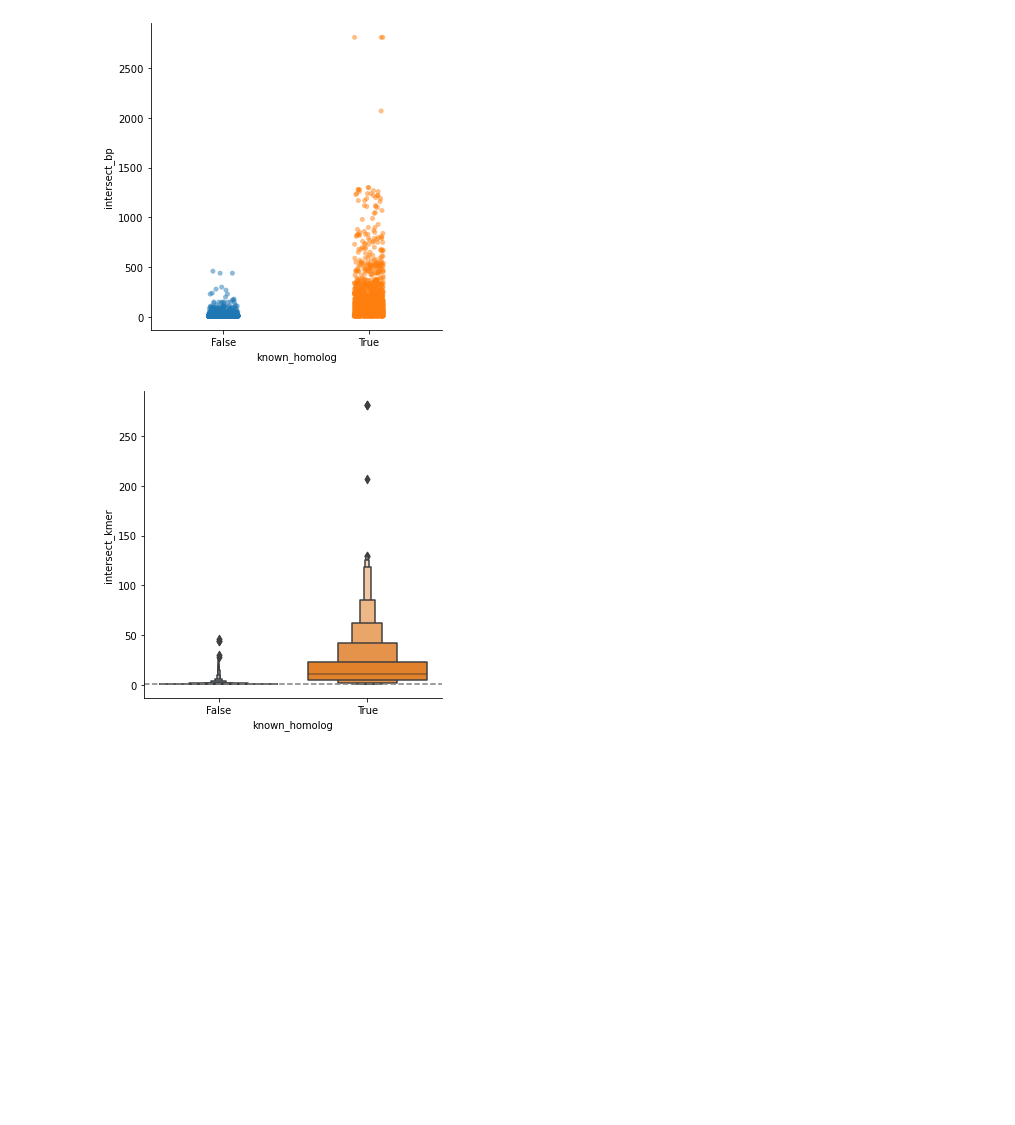
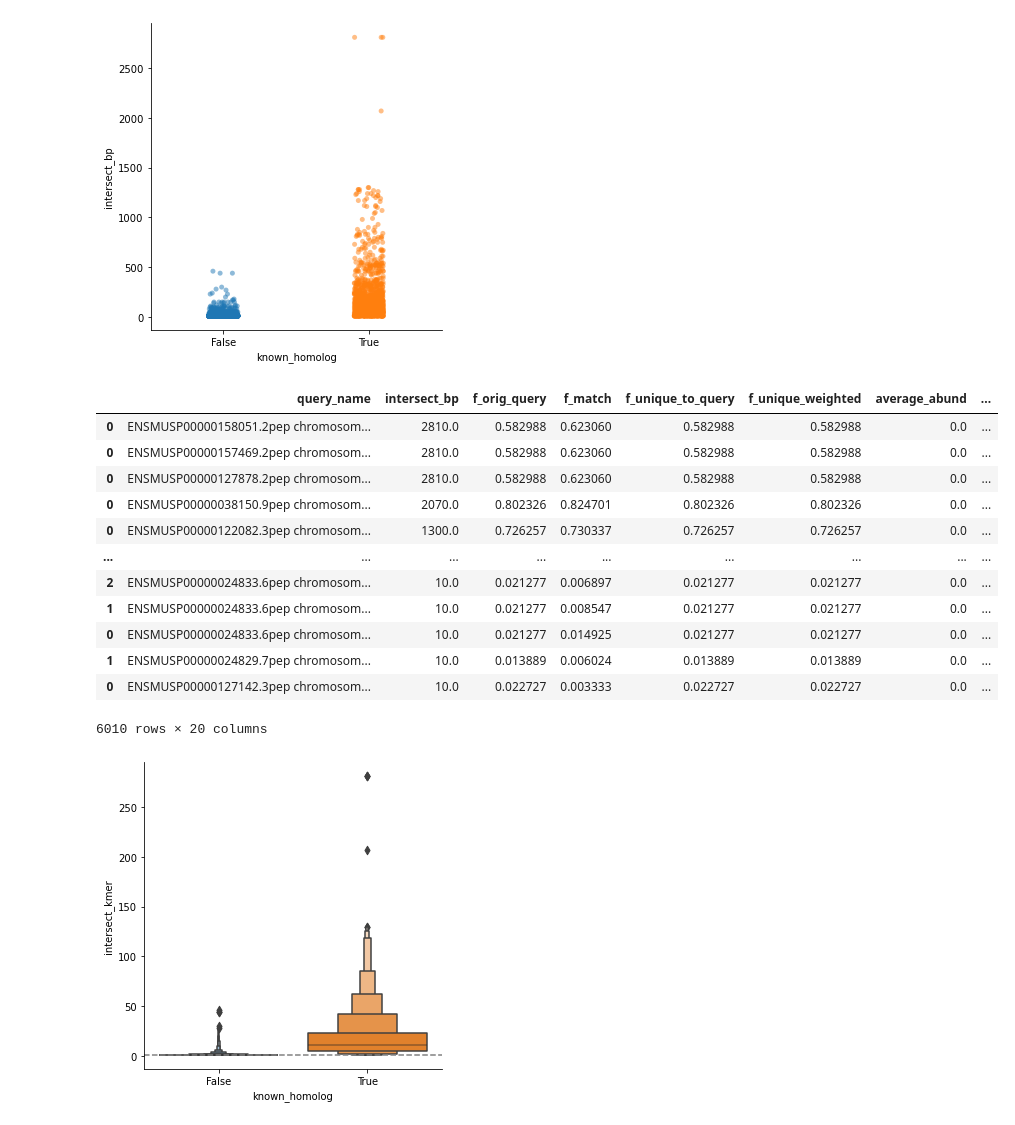
Before and after one commit to olgabot/botryllus-mhc, a Jupyter notebook: notebooks/003_human_mouse_hp_kmers.ipynb, the cells around one changed output. Drawn from its saved outputs; the diff is of its cells as text; code cells hidden in the pictures; blank space fills up the shorter version.

Commit message:
Add sanity check of human and mouse

```diff
--- a/notebooks/003_human_mouse_hp_kmers.ipynb
+++ b/notebooks/003_human_mouse_hp_kmers.ipynb
@@ -281,6 +323,22 @@ sns.catplot(data=mouse_gather_results, x='known_homolog', y='intersect_bp', alph
 # %% [output]
 <seaborn.axisgrid.FacetGrid at 0x...>
 [figure]
+# %%
+mouse_gather_results.sort_values('intersect_bp', ascending=False)
+# %% [output]
+|  | query_name | intersect_bp | f_orig_query | f_match | f_unique_to_query | f_unique_weighted | average_abund | ... |
+| 0 | ENSMUSP00000158051.2pep chromosom... | 2810.0 | 0.582988 | 0.623060 | 0.582988 | 0.582988 | 0.0 | ... |
+| 0 | ENSMUSP00000157469.2pep chromosom... | 2810.0 | 0.582988 | 0.623060 | 0.582988 | 0.582988 | 0.0 | ... |
+| 0 | ENSMUSP00000127878.2pep chromosom... | 2810.0 | 0.582988 | 0.623060 | 0.582988 | 0.582988 | 0.0 | ... |
+| 0 | ENSMUSP00000038150.9pep chromosom... | 2070.0 | 0.802326 | 0.824701 | 0.802326 | 0.802326 | 0.0 | ... |
+| 0 | ENSMUSP00000122082.3pep chromosom... | 1300.0 | 0.726257 | 0.730337 | 0.726257 | 0.726257 | 0.0 | ... |
+| ... | ... | ... | ... | ... | ... | ... | ... | ... |
+| 2 | ENSMUSP00000024833.6pep chromosom... | 10.0 | 0.021277 | 0.006897 | 0.021277 | 0.021277 | 0.0 | ... |
+| 1 | ENSMUSP00000024833.6pep chromosom... | 10.0 | 0.021277 | 0.008547 | 0.021277 | 0.021277 | 0.0 | ... |
+| 0 | ENSMUSP00000024833.6pep chromosom... | 10.0 | 0.021277 | 0.014925 | 0.021277 | 0.021277 | 0.0 | ... |
+| 1 | ENSMUSP00000024829.7pep chromosom... | 10.0 | 0.013889 | 0.006024 | 0.013889 | 0.013889 | 0.0 | ... |
+| 0 | ENSMUSP00000127142.3pep chromosom... | 10.0 | 0.022727 | 0.003333 | 0.022727 | 0.022727 | 0.0 | ... |
+6010 rows × 20 columns
 # %%
 mouse_gather_results['intersect_kmer'] = mouse_gather_results['intersect_bp']/10
 # %%
```
Also changed, not shown: parts of 3 cells of this notebook, 1 other file.
